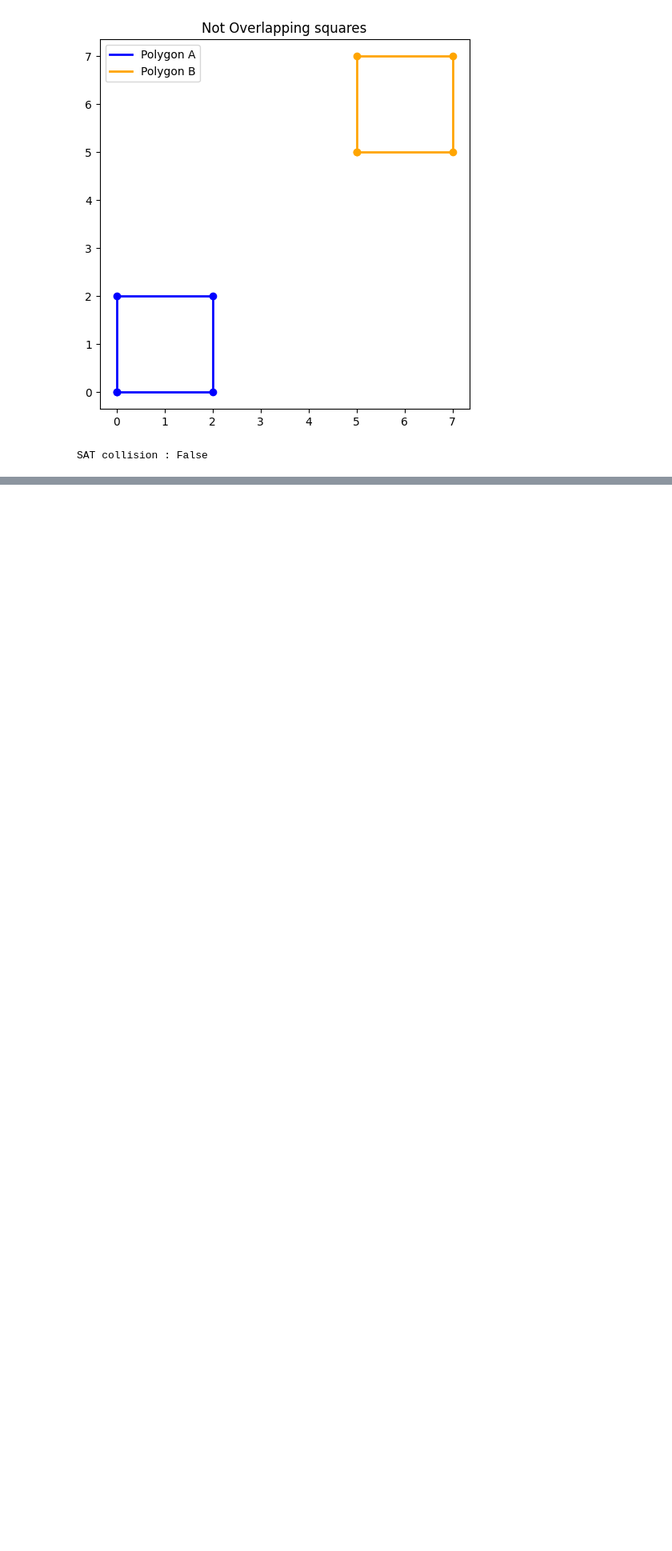
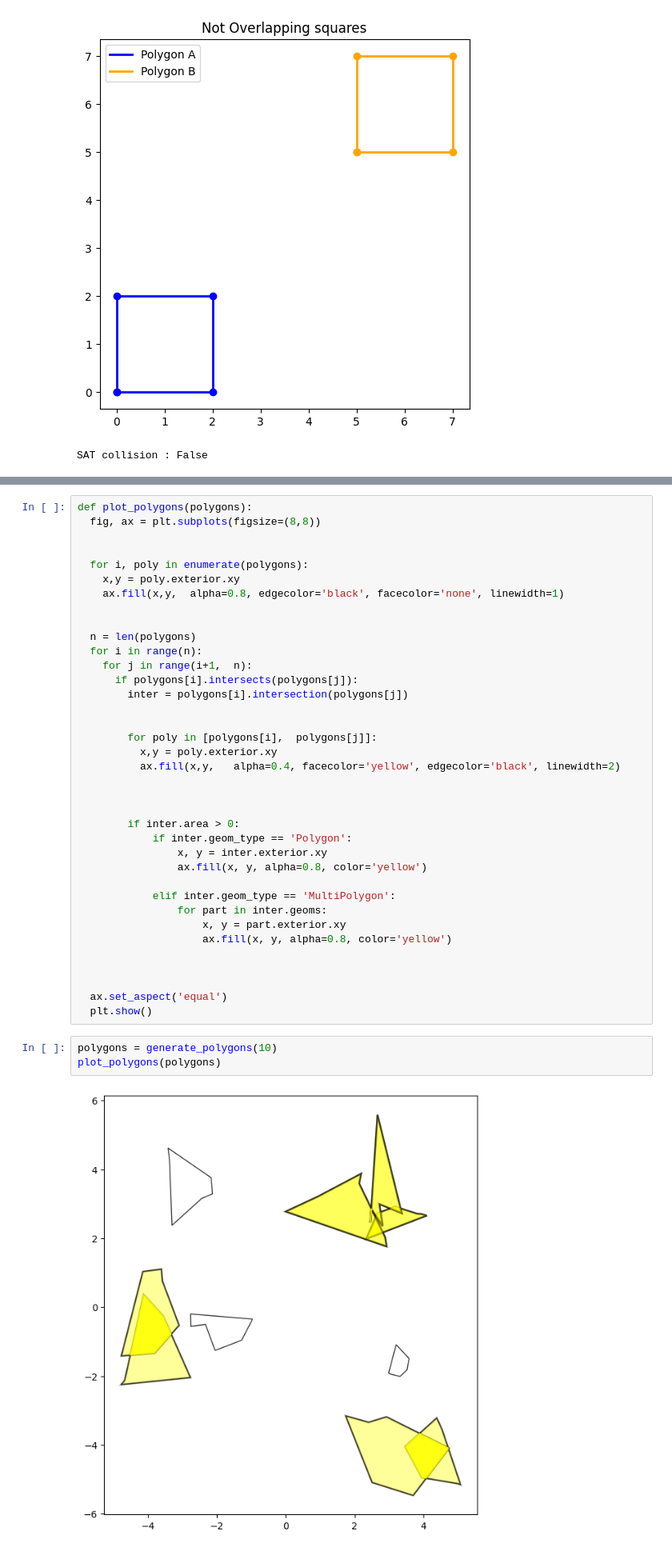
Before and after one commit to ruforavishnu/attempting_kaggle_2025_santa_competition, a Jupyter notebook: 02_polygon_representation_and_collision_detection.ipynb, the cells around one changed output, grey strips where cells are left out. Shown at 80% size. Saved outputs shown, nothing was run; the diff lists cells and outputs as text; blank space fills up the shorter version.

Commit message:
tested our polygon. by plotting random polygons. and checking for them colliding with each other. used shapely library for geometry math

```diff
--- a/02_polygon_representation_and_collision_detection.ipynb
+++ b/02_polygon_representation_and_collision_detection.ipynb
@@ -209,0 +256,42 @@ SAT collision : False
+# %%
+def plot_polygons(polygons):
+  fig, ax = plt.subplots(figsize=(8,8))
+
+
+  for i, poly in enumerate(polygons):
+    x,y = poly.exterior.xy
+    ax.fill(x,y,  alpha=0.8, edgecolor='black', facecolor='none', linewidth=1)
+
+
+  n = len(polygons)
+  for i in range(n):
+    for j in range(i+1,  n):
+      if polygons[i].intersects(polygons[j]):
+        inter = polygons[i].intersection(polygons[j])
+
+
+        for poly in [polygons[i],  polygons[j]]:
+          x,y = poly.exterior.xy
+          ax.fill(x,y,   alpha=0.4, facecolor='yellow', edgecolor='black', linewidth=2)
+
+
+
+        if inter.area > 0:
+            if inter.geom_type == 'Polygon':
+                x, y = inter.exterior.xy
+                ax.fill(x, y, alpha=0.8, color='yellow')
+
+            elif inter.geom_type == 'MultiPolygon':
+                for part in inter.geoms:
+                    x, y = part.exterior.xy
+                    ax.fill(x, y, alpha=0.8, color='yellow')
+
+
+
+  ax.set_aspect('equal')
+  plt.show()
+# %%
+polygons = generate_polygons(10)
+plot_polygons(polygons)
+# %% [output]
+[figure, added]
```
Also changed, not shown: parts of 6 cells of this notebook.
